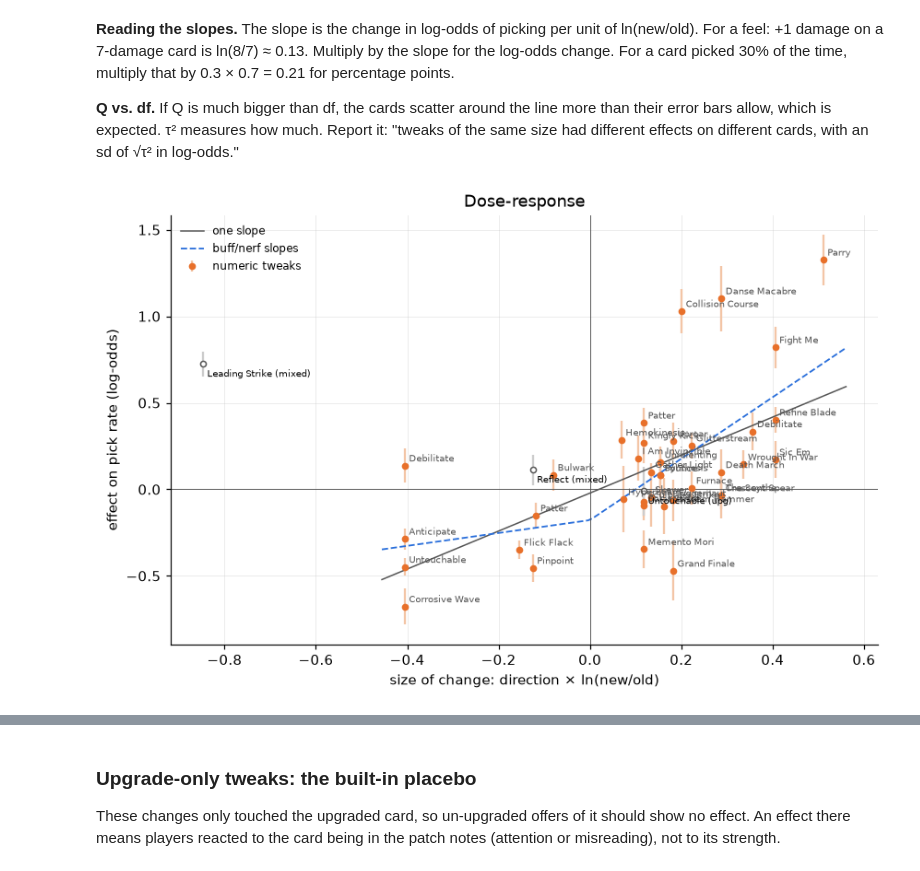
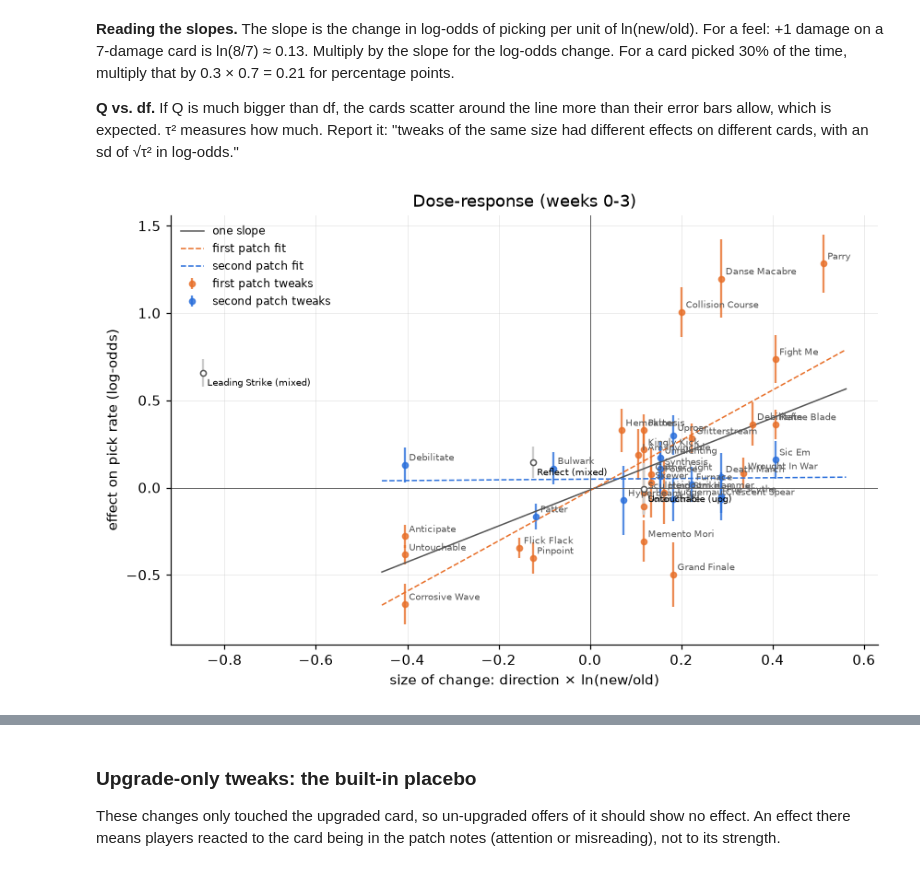
Before and after one commit to pmacias/spirometry, a Jupyter notebook: notebooks/02_pick_rate_did.ipynb, the cells around one changed output, grey strips where cells are left out. Saved outputs shown, nothing was run; the diff lists cells and outputs as text; code cells hidden in the pictures.

Commit message:
Phase 5 v2: robust SEs, fixed horizon, rarity flags, per-patch dose-response; deck v3

```diff
--- a/notebooks/02_pick_rate_did.ipynb
+++ b/notebooks/02_pick_rate_did.ipynb
@@ -449,7 +507,8 @@ for name, kw in VARIANTS.items():
     try:
         r = did.fit_did(df, EXAMPLE, ref=REF, **kw)
         rows.append({"variant": name, "beta": r["beta"], "se": r["se"],
-                     "se/se_iid": r["se"] / r["se_iid"], "n_offers": r["n_offers"],
+                     "se/se_hc": r["se"] / r["se_hc"], "se/se_iid": r["se"] / r["se_iid"],
+                     "n_offers": r["n_offers"],
                      "n_treated": r["n_treated_offers"]})
     except ValueError as e:
         rows.append({"variant": name, "error": str(e)})
@@ -714,0 +822,14 @@ plt.show()
+# %%
+# All weeks vs. the first four weeks, per tweak. Points further from zero on the y-axis than
+# on the x-axis grew after week 3.
+fig, ax = plt.subplots(figsize=(6, 6))
+for w, col in [("first patch (v0.103.2)", TREATED_C), ("second patch (v0.107.1)", CONTROL_C)]:
+    g = cmp[cmp.window == w]
+    ax.errorbar(100 * g.beta_h, 100 * g.beta, xerr=196 * g.se_h, yerr=196 * g.se, fmt="o",
+                color=col, ecolor=col, alpha=0.8, capsize=0, ms=4, label=w)
+lim = 100 * np.nanmax(np.abs(np.r_[cmp.beta, cmp.beta_h])) * 1.1
+ax.plot([-lim, lim], [-lim, lim], color=GREY, lw=0.8)
+ax.set(xlabel=f"weeks 0–{HORIZON} (pp)", ylabel="all after weeks (pp)", xlim=(-lim, lim),
+       ylim=(-lim, lim), title="Effect by horizon")
+ax.legend(frameon=False, fontsize=8)
+plt.show()
@@ -735,9 +858,13 @@ CHECKS = {
     "untagged": dict(group="untagged"),
     "drop_shared_screens": dict(drop_shared_screens=True),
     "drop_behavior_flags": dict(drop_behavior_flags=True),
-    "drop_top_uploaders": dict(drop_uploaders=top_all.uploader_hash.tolist()),
 }
-checks = {name: fit_all(name, **kw) for name, kw in CHECKS.items()}
+if len(top_all):
+    CHECKS["drop_top_uploaders"] = dict(drop_uploaders=top_all.uploader_hash.tolist())
+else:
+    print("No uploader_hash in these tables (pages downloaded before player_token): "
+          "heavy-uploader check skipped.")
+checks = {name: fit_all(name, require=(), **kw) for name, kw in CHECKS.items()}
 # %%
 def compare(check):
     j = main[["card_id", "beta", "se"]].join(check[["beta", "se", "error"]], rsuffix="_chk")
@@ -765,6 +891,8 @@ display(summary.style.format(precision=3))
 # %%
 # Each check against the main estimate. Points on the diagonal = the check changes nothing.
 fig, axes = plt.subplots(2, 3, figsize=(13, 8))
+for ax in axes.flat[len(checks):]:
+    ax.set_visible(False)
 for ax, (name, c) in zip(axes.flat, checks.items()):
     j = compare(c)
     lim = 100 * np.nanmax(np.abs(np.r_[j.beta, j.beta_chk])) * 1.1
@@ -973,35 +1122,38 @@ had different effects on different cards, with an sd of √τ² in log-odds."
 # %%
 # Dose-response plot: log-odds effect vs. signed log change. Filled = on the line;
 # open = mixed-direction (at their main field's x) or upgrade-only (at the upgraded x).
 fig, ax = plt.subplots(figsize=(9, 5.5))
-ax.errorbar(line.x, line.beta_lo, yerr=1.96 * line.se_lo, fmt="o", color=TREATED_C,
-            ecolor="#f3c5a6", capsize=0, label="numeric tweaks")
+for sec, col, lab in [(0, TREATED_C, "first patch"), (1, CONTROL_C, "second patch")]:
+    g = line[second == sec]
+    ax.errorbar(g.x, g.beta_lo, yerr=1.96 * g.se_lo, fmt="o", color=col, ecolor=col,
+                alpha=0.8, capsize=0, label=f"{lab} tweaks")
 for _, r in line.iterrows():
     ax.annotate(r.card_id.replace("_", " ").title(), (r.x, r.beta_lo), fontsize=6.5,
                 xytext=(3, 3), textcoords="offset points", color=GREY)
 off = m[(m.mixed_direction == "yes") | (m.upgrade_only == "yes")]
 for _, r in off.iterrows():
     x = r.x_upg if r.upgrade_only == "yes" else r.x
     if pd.notna(x) and pd.notna(r.beta_lo):
         ax.errorbar(x, r.beta_lo, yerr=1.96 * r.se_lo, fmt="o", mfc="white", color=GREY,
                     ecolor="#ccc", capsize=0)
         ax.annotate(r.card_id.replace("_", " ").title()
                     + (" (upg)" if r.upgrade_only == "yes" else " (mixed)"),
                     (x, r.beta_lo), fontsize=6.5, xytext=(3, -9), textcoords="offset points")
 xs = np.linspace(min(line.x.min(), 0) - 0.05, max(line.x.max(), 0) + 0.05, 100)
 b = fits["one slope"][0]
 ax.plot(xs, b[0] + b[1] * xs, color=GREY, lw=1, label="one slope")
-b = fits["buff/nerf slopes"][0]
-ax.plot(xs, b[0] + b[1] * xs.clip(min=0) + b[2] * xs.clip(max=0), color=CONTROL_C, lw=1.2,
-        ls="--", label="buff/nerf slopes")
+b = fits["slope per patch"][0]
+ax.plot(xs, b[0] + b[2] * xs, color=TREATED_C, lw=1, ls="--", label="first patch fit")
+ax.plot(xs, b[0] + b[1] + b[3] * xs, color=CONTROL_C, lw=1, ls="--", label="second patch fit")
 ax.axhline(0, color=GREY, lw=0.6)
 ax.axvline(0, color=GREY, lw=0.6)
 ax.set(xlabel="size of change: direction × ln(new/old)",
-       ylabel="effect on pick rate (log-odds)", title="Dose-response")
+       ylabel="effect on pick rate (log-odds)",
+       title=f"Dose-response ({'weeks 0-' + str(HORIZON) if DR is h3 else 'all after weeks'})")
 ax.legend(frameon=False, fontsize=8)
 plt.show()
 # %% [output]
-[figure, old version]
+[figure, new version]
 # %%
 # The same plot on the percentage-point scale, for comparison (no fit). If the story only
 # holds on one scale, say so.
```
Also changed, not shown: parts of 26 cells of this notebook, 4 other files.
